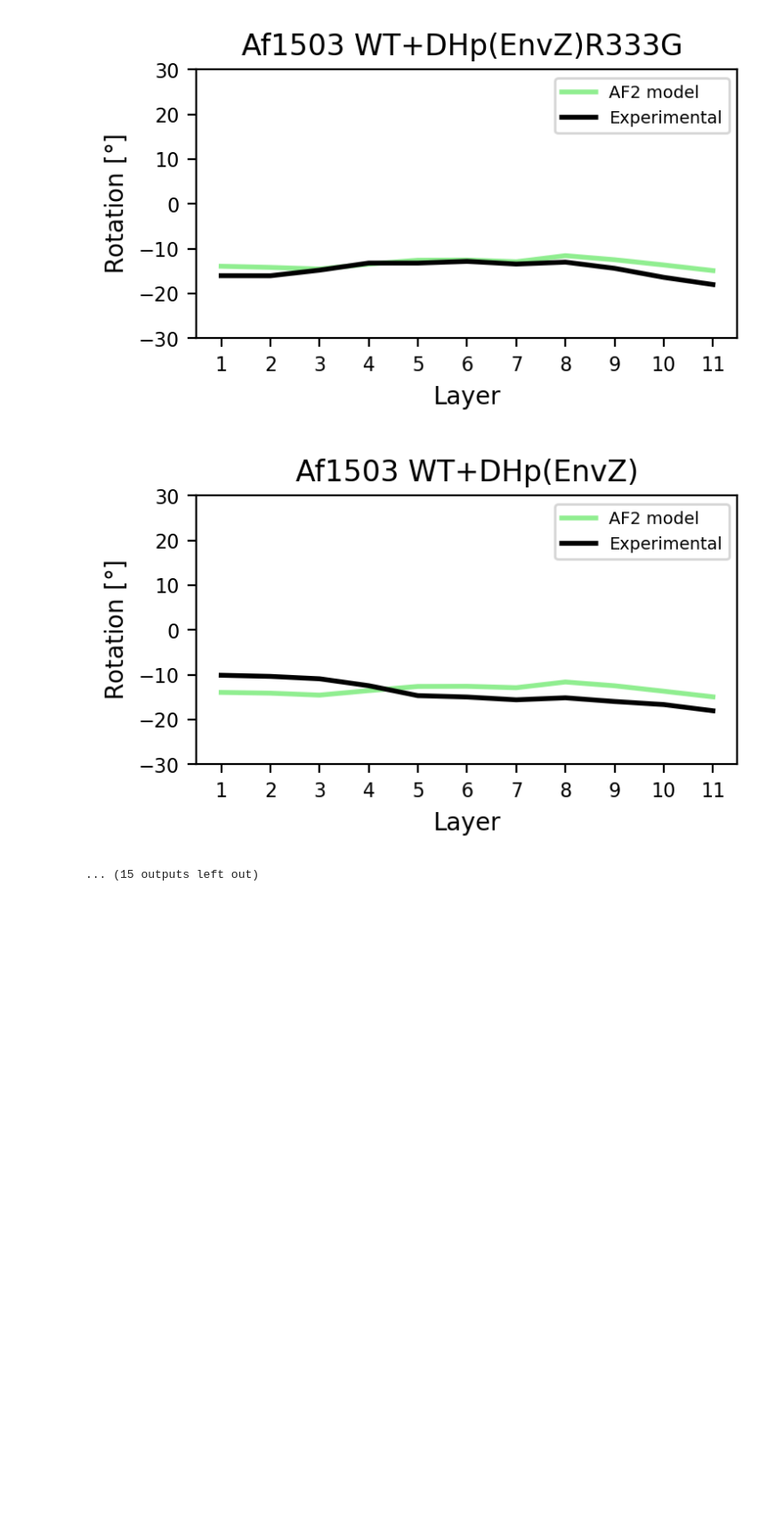
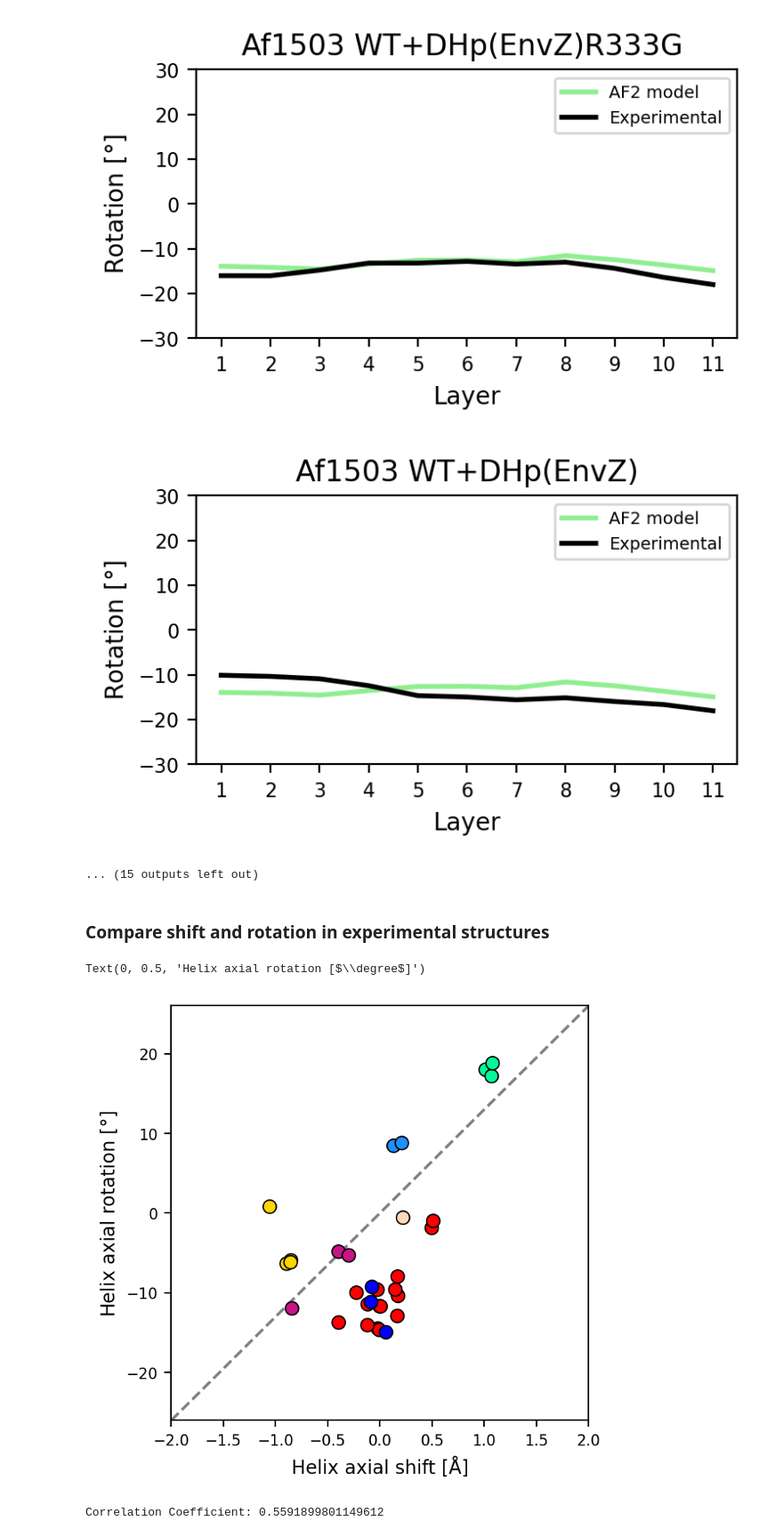
Before and after one commit to labstructbioinf/HAMPpred, a Jupyter notebook: notebooks/steps/2b_prepare_pdb.ipynb, the cells around one changed output. Shown at 89% size. Saved outputs shown, nothing was run; the diff lists cells and outputs as text; code cells hidden in the pictures; blank space fills up the shorter version.

```diff
--- a/notebooks/steps/2b_prepare_pdb.ipynb
+++ b/notebooks/steps/2b_prepare_pdb.ipynb
@@ -358,9 +365,11 @@ for pos, exp_hamp in enumerate(exp_hamps):
     # excluded structure
     if exp_hamp[-1]==True: continue
 
+    # debug:
+    #if exp_hamp[-2] != 'Aer2_3_m1': continue
+
 
     # define measurment ranges
-
     a1_start = exp_hamp[1]
     a1_stop = a1_start + exp_hamp[3]
     a2_start = exp_hamp[2]
@@ -374,6 +383,17 @@ for pos, exp_hamp in enumerate(exp_hamps):
                                                  a2_start, a2_stop,
                                                  chain1, chain2)
 
+    # cross-shape
+    n_radius = bundle_df['radius'][0::2].mean()
+    c_radius = bundle_df['radius'][1::2].mean()
+    rho = n_radius - c_radius
+
+    # axial shift
+    n_shift = bundle_df['shift'][0::2].mean()
+    c_shift = bundle_df['shift'][1::2].mean()
+    glob_shift = (n_shift - c_shift) / 2
+
+    # axial rotation
     n_crick = n_crick[2:-2]
     c_crick = c_crick[2:-2]
 
@@ -424,7 +444,6 @@ for pos, exp_hamp in enumerate(exp_hamps):
 
 
     # store a new row
-
     n_crick_diff = np.mean(n_crick_diff)
     c_crick_diff = np.mean(c_crick_diff)
 
@@ -433,13 +452,16 @@ for pos, exp_hamp in enumerate(exp_hamps):
     seq1 = "".join([AA_3_to_1[res] for res in seq1])
     seq2 = "".join([AA_3_to_1[res] for res in seq2])
 
+
+    #print(f'{exp_hamp[0]}\n{a1_start+1} {seq1[1:-1]} {a1_stop-2} {a2_start+1} {seq2[1:-1]} {a2_stop-2}\n\n')
+
     data.append([str(pos)+"_"+exp_hamp[0], n_crick_diff, c_crick_diff, seq1, seq2, exp_hamp[7], n_crick, c_crick, exp_hamp[8],
-                exp_hamp[9]])
+                exp_hamp[9], glob_shift, rho])
 
     #break
 
 
-data_df = pd.DataFrame(data, columns=['pdb', 'n_rot', 'c_rot', 'seq1', 'seq2', 'color', 'n_list', 'c_list', 'label', 'mutant'])
+data_df = pd.DataFrame(data, columns=['pdb', 'n_rot', 'c_rot', 'seq1', 'seq2', 'color', 'n_list', 'c_list', 'label', 'mutant', 'glob_shift','rho'])
 data_df.set_index('pdb', inplace=True)
 
 data_df['rot'] = diffangle(data_df.n_list, data_df.c_list)
@@ -578,0 +662,37 @@ for pos, (pdb, af2_row) in enumerate(data_af2_df.iterrows()):
+# %% [markdown]
+### Compare shift and rotation in experimental structures
+# %%
+title_font_size = 12
+label_font_size = 10
+tick_font_size = 8
+
+fig, ax = plt.subplots(1,1, figsize=(4, 4), dpi=200)
+ax.set_ylim(-26, 26)
+ax.set_xlim(-2, 2)
+
+ax.tick_params(axis='both', which='major', labelsize=tick_font_size)
+ax.tick_params(axis='both', which='minor', labelsize=tick_font_size)
+
+rot_pdb = get_labels(data_df[~data_df.mutant])
+shift_pdb = data_df[~data_df.mutant].glob_shift
+
+ax.scatter(shift_pdb, rot_pdb, c=c, lw=0.75, edgecolors='k', s=50)
+
+ax.plot([0, 1], [0, 1], '--', transform=ax.transAxes, color='grey', zorder=0)
+ax.set_xlabel(r'Helix axial shift [Å]', size=label_font_size)
+ax.set_ylabel(r'Helix axial rotation [$\degree$]', size=label_font_size)
+# %% [output]
+Text(0, 0.5, 'Helix axial rotation [$\\degree$]')
+[figure, added]
+# %%
+import numpy as np
+
+# Assuming rot_pdb and shift_pdb are your data lists/arrays
+correlation_matrix = np.corrcoef(rot_pdb, shift_pdb)
+
+# The correlation coefficient is at index [0, 1] in the correlation matrix
+correlation_coefficient = correlation_matrix[0, 1]
+
+print("Correlation Coefficient:", correlation_coefficient)
+# %% [output]
+Correlation Coefficient: 0.5591899801149612
```
Also changed, not shown: parts of 12 cells of this notebook, 5 other files.
